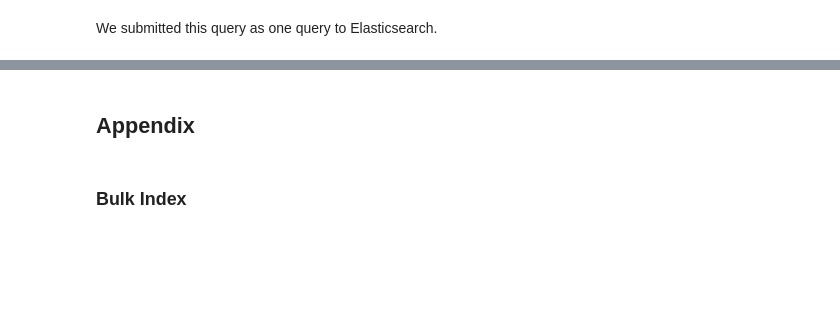
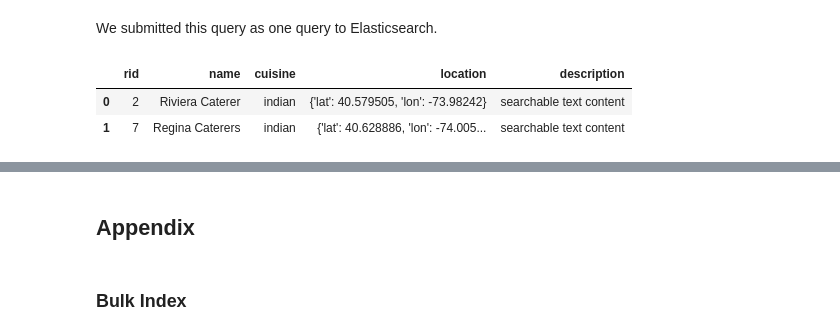
Before and after one commit to ozdemirht/py_redis_1, a Jupyter notebook: docs/Note-ESearch.ipynb, the cells around one changed output, grey strips where cells are left out. Saved outputs shown, nothing was run; the diff lists cells and outputs as text; code cells hidden in the pictures; blank space fills up the shorter version.

```diff
--- a/docs/Note-ESearch.ipynb
+++ b/docs/Note-ESearch.ipynb
@@ -590,3 +622,16 @@ source :
         cuisine : indian
         location : {'lat': 40.628886, 'lon': -74.005289}
         description : searchable text content
+# %%
+list_dict = []
+for r in response['hits']['hits']:
+    a_dictionary = dict(r['_source'])
+    list_dict.append(a_dictionary)
+
+df_query_results = pd.DataFrame.from_dict(data=list_dict, orient='columns')
+table_qres = tabulate(
+    df_query_results,
+    headers=["Rid","Name", "Cuisine","Location", "Description"],
+    tablefmt="grid"
+)
+print(table_qres)
@@ -660,4 +692,16 @@ source :
 # %% [markdown]
 We submitted this query as one query to Elasticsearch.
+# %%
+list_dict = []
+for r in response['hits']['hits']:
+    a_dictionary = dict(r['_source'])
+    list_dict.append(a_dictionary)
+
+df_query_results = pd.DataFrame.from_dict(data=list_dict, orient='columns')
+df_query_results
+# %% [output]
+|  | rid | name | cuisine | location | description |
+| 0 | 2 | Riviera Caterer | indian | {'lat': 40.579505, 'lon': -73.98242} | searchable text content |
+| 1 | 7 | Regina Caterers | indian | {'lat': 40.628886, 'lon': -74.005... | searchable text content |
 # %% [markdown]
 ## Summary
```
Also changed, not shown: parts of 6 cells of this notebook.
